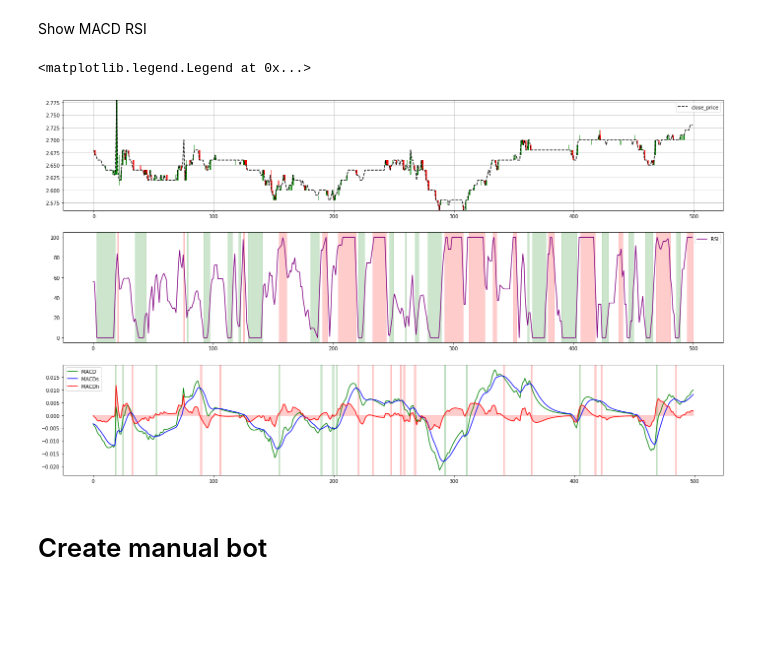
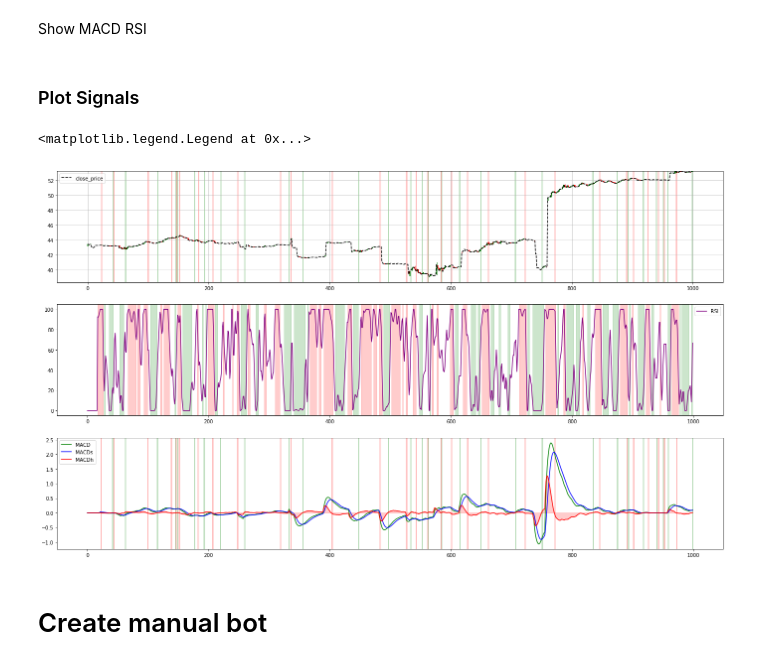
Before and after one commit to crabio/tinkoff-invest-bot, a Jupyter notebook: candles_analyzer/analyze.ipynb, the cells around one changed output. Cells and saved outputs as stored; diff of their text form; code cells hidden in the pictures; blank space fills up the shorter version.

```diff
--- a/candles_analyzer/analyze.ipynb
+++ b/candles_analyzer/analyze.ipynb
@@ -42,7 +39,7 @@ df.groupby("instrument_id").count()
 # %% [markdown]
 ### Create dataset with sliding averages
 # %%
-sliding_window_df = df[df["instrument_id"] == 396]
+sliding_window_df = df[df["instrument_id"] == 318]
 # %%
 sliding_window_df.head()
 # %% [output]
@@ -60,17 +57,24 @@ def preprocess_data(df):
     df = df.reset_index(drop=True)
 
     # Add MACD
-    df.ta.macd(fast=10,slow=24,signal=8,append=True)
+    df.ta.macd(fast=12,slow=26,signal=9,append=True)
 
     # Add Stochastic RSI
     df.ta.stochrsi(append=True)
 
     # Rename columns
     df = df.rename(columns={
-        "MACD_10_24_8": "MACD",
-        "MACDs_10_24_8": "MACDs",
-        "MACDh_10_24_8": "MACDh",
+        "MACD_12_26_9": "MACD",
+        "MACDs_12_26_9": "MACDs",
+        "MACDh_12_26_9": "MACDh",
         "STOCHRSIk_14_14_3_3": "RSI"})
+
+    # Shift MACD signals
+    # TEST!!!
+    shift_count = 4
+    df["MACD"] = df["MACD"].shift(-shift_count)
+    df["MACDs"] = df["MACDs"].shift(-shift_count)
+    df["MACDh"] = df["MACDh"].shift(-shift_count)
 
     # Calc RSI signals
     RSI_oversold_threshold = 20
@@ -79,8 +83,11 @@ def preprocess_data(df):
     df["RSI_oversold"] = df["RSI"] <= RSI_oversold_threshold
     df["RSI_overbought"] = df["RSI"] >= RSI_overbouht_threshold
 
-    df["MACD_buy"] = (df["MACDh"] > 0) & (df["MACDh"].shift() <= 0) & (df["MACDs"] < 0)
-    df["MACD_sell"] = (df["MACDh"] <= 0) & (df["MACDh"].shift() > 0) & (df["MACDs"] > 0)
+    df["MACD_buy"] = (df["MACDh"] > 0) & (df["MACDh"].shift() <= 0)
+    df["MACD_sell"] = (df["MACDh"] <= 0) & (df["MACDh"].shift() > 0)
+
+    # Fill na
+    df = df.fillna(0)
 
     return df
 # %%
@@ -134,38 +141,44 @@ def plot_candles(df):
     plt.bar(pricesdown.index, pricesdown["high_price"] - pricesdown["close_price"], width2, bottom=pricesdown["close_price"], color='r')
     plt.bar(pricesdown.index, pricesdown["low_price"] - pricesdown["open_price"], width2, bottom=pricesdown["open_price"], color='r')
     plt.grid()
+# %% [markdown]
+### Plot Signals
 # %%
-plot_df = sliding_window_df.iloc[1000:1500].reset_index()
+logging.getLogger().setLevel(logging.INFO)
+
+plot_df = sliding_window_df.iloc[:1000]
 
 plt.figure(figsize=(24,14))
 plt.subplot(3, 1, 1)
-plot_df["close_price"].plot(color="black", linestyle='--')
+ax = plot_df["close_price"].plot(color="black", linestyle='--')
 plot_candles(plot_df)
 plt.legend()
 
 plt.subplot(3, 1, 2)
 ax1 = plot_df["RSI"].plot(color="purple")
 # Show oversold zone
 color_zone(ax1, plot_df[plot_df["RSI_oversold"]].index, 0.2, "green")
 # Show overbought zone
 color_zone(ax1, plot_df[plot_df["RSI_overbought"]].index, 0.2, "red")
 plt.legend()
 
 plt.subplot(3, 1, 3)
 ax3 = plot_df["MACD"].plot(color="green")
 plot_df["MACDs"].plot(ax=ax3,color="blue")
 plot_df["MACDh"].plot(ax=ax3,color="red")
 ax3.fill_between(plot_df.index, plot_df["MACDh"], alpha=0.2, color="red")
 # Show crossover moments
 for x in plot_df[plot_df["MACD_buy"]].index:
+    ax.axvspan(x, x+1, alpha=0.2, color="green")
     ax3.axvspan(x, x+1, alpha=0.2, color="green")
 # Show crossunder moments
 for x in plot_df[plot_df["MACD_sell"]].index:
+    ax.axvspan(x, x+1, alpha=0.2, color="red")
     ax3.axvspan(x, x+1, alpha=0.2, color="red")
 plt.legend()
 # %% [output]
 <matplotlib.legend.Legend at 0x...>
-[figure, old version]
+[figure, new version]
 # %% [markdown]
 # Create manual bot
 # %%
```
Also changed, not shown: parts of 11 cells of this notebook, 1 other file.
